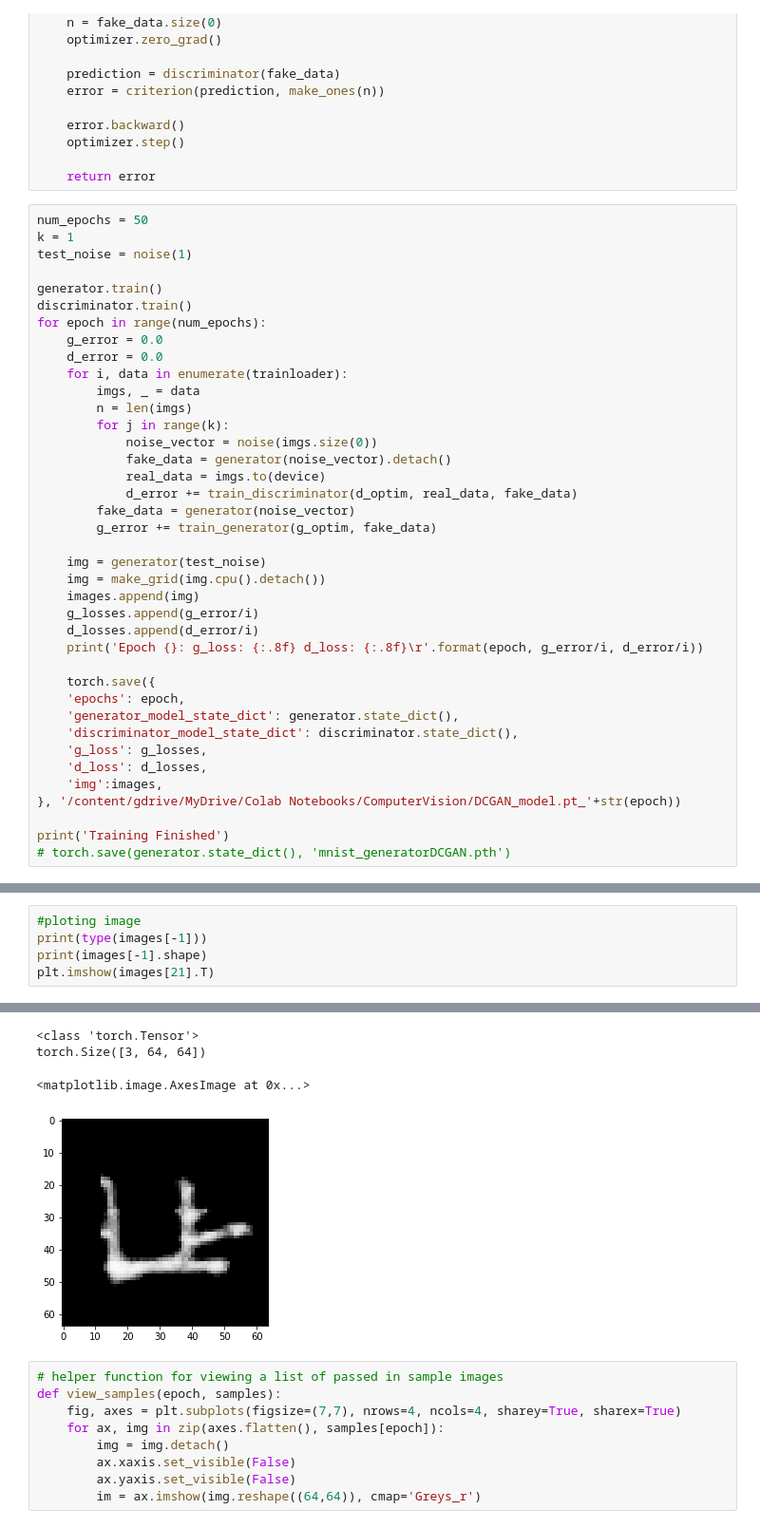
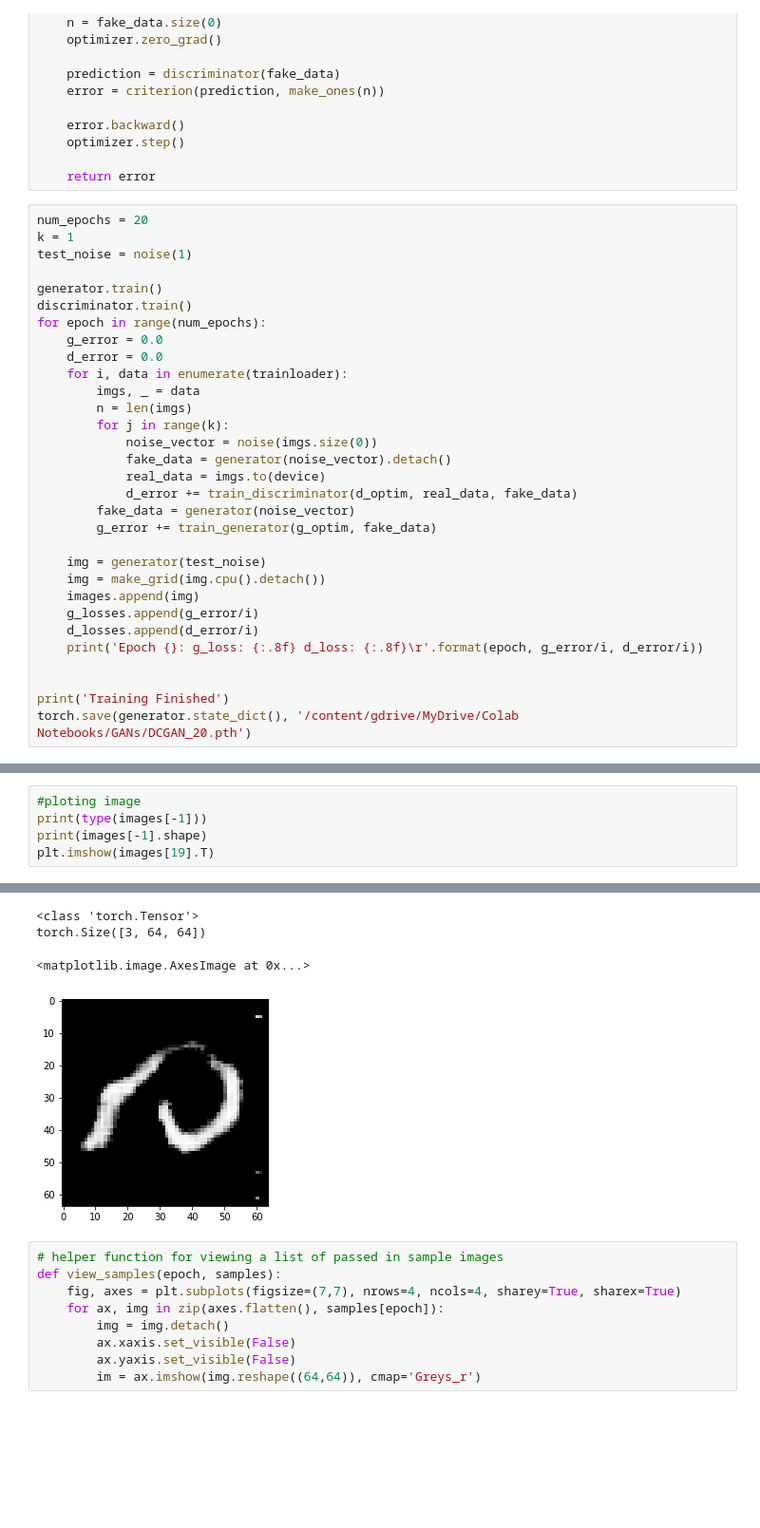
Before and after one commit to PasunuriPrathiba/HandWrittenDigit_generationAndClassification, a Jupyter notebook: DCGAN.ipynb, the cells around one changed output, grey strips where cells are left out. Shown at 95% size. Saved outputs shown, nothing was run; the diff lists cells and outputs as text; blank space fills up the shorter version.

```diff
--- a/DCGAN.ipynb
+++ b/DCGAN.ipynb
@@ -214,7 +214,7 @@ def train_generator(optimizer, fake_data):
 
     return error
 # %%
-num_epochs = 50
+num_epochs = 20
 k = 1
 test_noise = noise(1)
 
@@ -241,15 +241,7 @@ for epoch in range(num_epochs):
     d_losses.append(d_error/i)
     print('Epoch {}: g_loss: {:.8f} d_loss: {:.8f}\r'.format(epoch, g_error/i, d_error/i))
 
-    torch.save({
-    'epochs': epoch,
-    'generator_model_state_dict': generator.state_dict(),
-    'discriminator_model_state_dict': discriminator.state_dict(),
-    'g_loss': g_losses,
-    'd_loss': d_losses,
-    'img':images,
-}, '/content/gdrive/MyDrive/Colab Notebooks/ComputerVision/DCGAN_model.pt_'+str(epoch))
 
 print('Training Finished')
-# torch.save(generator.state_dict(), 'mnist_generatorDCGAN.pth')
+torch.save(generator.state_dict(), '/content/gdrive/MyDrive/Colab Notebooks/GANs/DCGAN_20.pth')
 # %% [output]
@@ -332,14 +303,14 @@ tensor(0.1198, device='cuda:0', requires_grad=True)
 # %%
 #ploting image
 print(type(images[-1]))
 print(images[-1].shape)
-plt.imshow(images[21].T)
+plt.imshow(images[19].T)
 # %% [output]
 Clipping input data to the valid range for imshow with RGB data ([0..1] for floats or [0..255] for integers).
 <class 'torch.Tensor'>
 torch.Size([3, 64, 64])
 <matplotlib.image.AxesImage at 0x...>
-[figure, old version]
+[figure, new version]
 # %%
 # helper function for viewing a list of passed in sample images
 def view_samples(epoch, samples):
```
Also changed, not shown: parts of 9 cells of this notebook, 4 other files.
